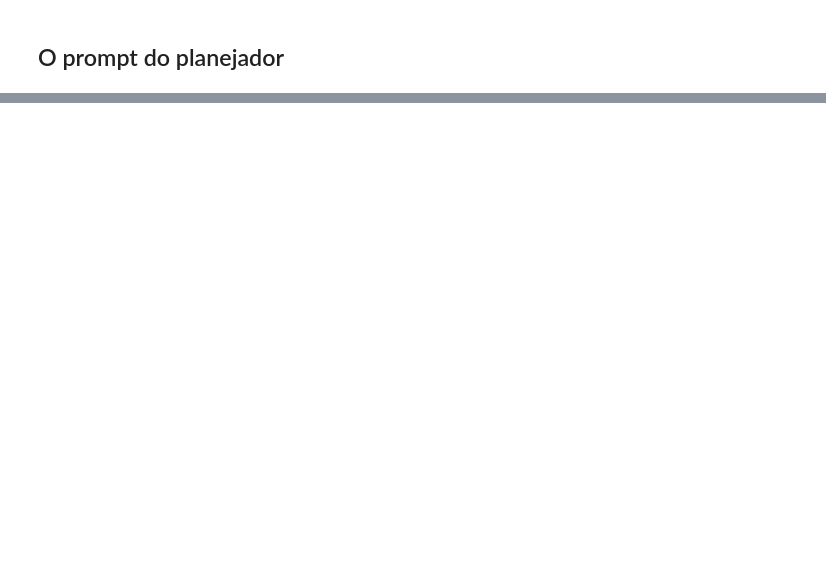
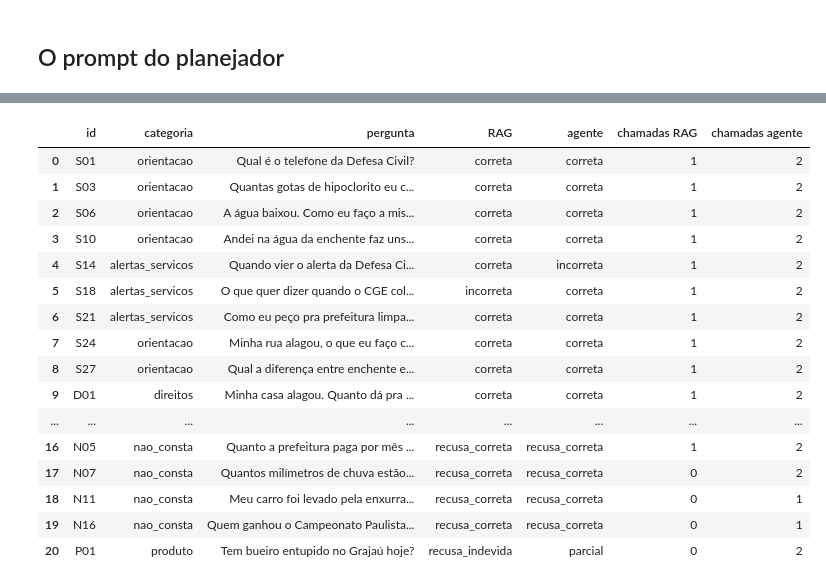
Before and after one commit to FelipeVoidela/GS2-2026-GENERATIVE-IA, a Jupyter notebook: notebooks/04_agente.ipynb, the cells around one changed output, grey strips where cells are left out. Cells and saved outputs as stored; diff of their text form; code cells hidden in the pictures; blank space fills up the shorter version.

```diff
--- a/notebooks/04_agente.ipynb
+++ b/notebooks/04_agente.ipynb
@@ -98,0 +222,20 @@ pd.DataFrame(avaliacao.placar("dev"))[colunas]
+# %%
+colunas = ["configuracao", "casos", "acerto_pct", "alucinacao_pct", "recusa_indevida_pct", "recusa_no_nao_consta_pct", "citacao_correta_pct", "json_valido_pct", "chamadas_llm_media"]
+casos_dev = {c["id"]: c for c in avaliacao.carregar_casos("dev")}
+
+def placar_de_arquivo(caminho, rotulo):
+    rs = [json.loads(l) for l in open(caminho, encoding="utf-8") if l.strip()]
+    for r in rs:  # julga com o gabarito atual, para a comparação ser justa
+        r["julgamento"] = avaliacao.julgar(casos_dev[r["id"]], r)
+    return {"configuracao": rotulo, **avaliacao.metricas(rs)}
+
+hist = config.DIR_AVALIACAO / "historico"
+rodadas = pd.DataFrame([
+    placar_de_arquivo(hist / "dev_rodada1_rag.jsonl", "RAG simples, rodada 1"),
+    placar_de_arquivo(hist / "dev_rodada1_agente.jsonl", "Agente, rodada 1"),
+    placar_de_arquivo(hist / "dev_rodada2_agente.jsonl", "Agente, rodada 2"),
+    placar_de_arquivo(hist / "dev_rodada3_agente.jsonl", "Agente, rodada 3"),
+])
+final = pd.DataFrame(avaliacao.placar("dev"))
+final["configuracao"] = final["configuracao"] + " (final)"
+pd.concat([rodadas, final])[colunas].set_index("configuracao")
@@ -99,8 +252,25 @@ pd.DataFrame(avaliacao.placar("dev"))[colunas]
 # %%
 r_rag, r_ag = avaliacao.carregar_resultados("rag"), avaliacao.carregar_resultados("agente")
-casos = {c["id"]: c for c in avaliacao.carregar_casos("dev")}
 pd.DataFrame([{
-    "id": i, "categoria": casos[i]["categoria"], "pergunta": casos[i]["pergunta"][:70],
+    "id": i, "categoria": casos_dev[i]["categoria"], "pergunta": casos_dev[i]["pergunta"][:70],
     "RAG": r_rag[i]["julgamento"]["veredito"], "agente": r_ag[i]["julgamento"]["veredito"],
-    "tempo RAG (s)": r_rag[i]["tempo_s"], "tempo agente (s)": r_ag[i]["tempo_s"],
-} for i in casos if i in r_rag and i in r_ag])
+    "chamadas RAG": r_rag[i]["chamadas_llm"], "chamadas agente": r_ag[i]["chamadas_llm"],
+} for i in casos_dev if i in r_rag and i in r_ag])
+# %% [output]
+|  | id | categoria | pergunta | RAG | agente | chamadas RAG | chamadas agente |
+| 0 | S01 | orientacao | Qual é o telefone da Defesa Civil? | correta | correta | 1 | 2 |
+| 1 | S03 | orientacao | Quantas gotas de hipoclorito eu c... | correta | correta | 1 | 2 |
+| 2 | S06 | orientacao | A água baixou. Como eu faço a mis... | correta | correta | 1 | 2 |
+| 3 | S10 | orientacao | Andei na água da enchente faz uns... | correta | correta | 1 | 2 |
+| 4 | S14 | alertas_servicos | Quando vier o alerta da Defesa Ci... | correta | incorreta | 1 | 2 |
+| 5 | S18 | alertas_servicos | O que quer dizer quando o CGE col... | incorreta | correta | 1 | 2 |
+| 6 | S21 | alertas_servicos | Como eu peço pra prefeitura limpa... | correta | correta | 1 | 2 |
+| 7 | S24 | orientacao | Minha rua alagou, o que eu faço c... | correta | correta | 1 | 2 |
+| 8 | S27 | orientacao | Qual a diferença entre enchente e... | correta | correta | 1 | 2 |
+| 9 | D01 | direitos | Minha casa alagou. Quanto dá pra ... | correta | correta | 1 | 2 |
+| ... | ... | ... | ... | ... | ... | ... | ... |
+| 16 | N05 | nao_consta | Quanto a prefeitura paga por mês ... | recusa_correta | recusa_correta | 1 | 2 |
+| 17 | N07 | nao_consta | Quantos milímetros de chuva estão... | recusa_correta | recusa_correta | 0 | 2 |
+| 18 | N11 | nao_consta | Meu carro foi levado pela enxurra... | recusa_correta | recusa_correta | 0 | 1 |
+| 19 | N16 | nao_consta | Quem ganhou o Campeonato Paulista... | recusa_correta | recusa_correta | 0 | 1 |
+| 20 | P01 | produto | Tem bueiro entupido no Grajaú hoje? | recusa_indevida | parcial | 0 | 2 |
```
Also changed, not shown: parts of 23 cells of this notebook, 16 other files.
